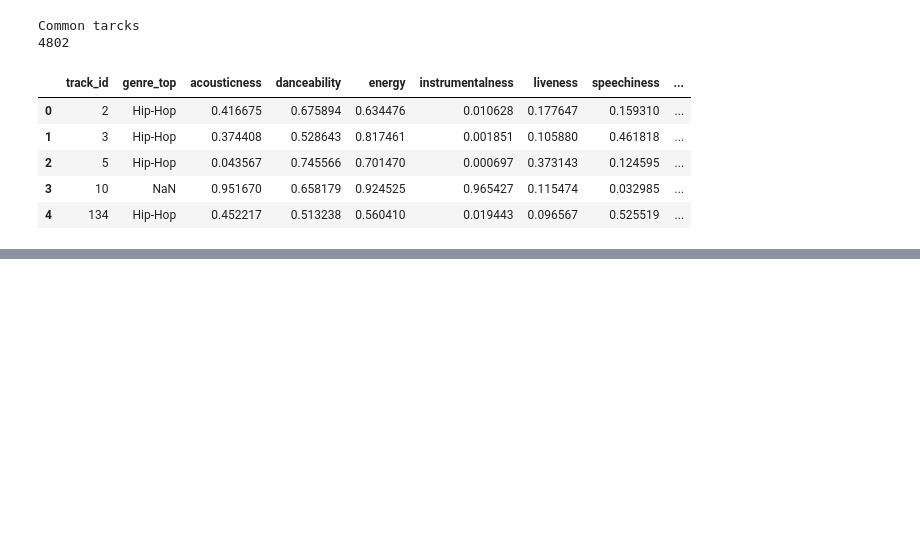
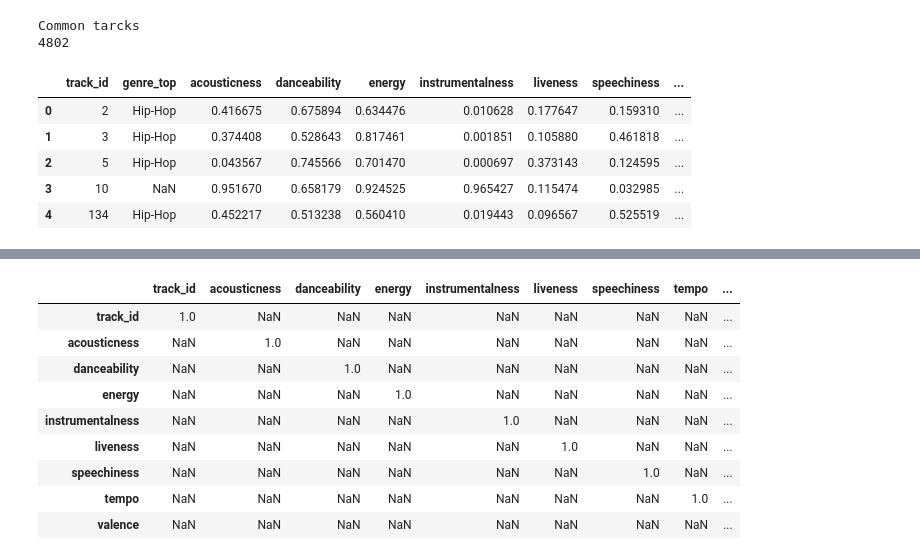
Before and after one commit to skad00sh/song-genre-classifier, a Jupyter notebook: python-notebook.ipynb, the cells around one changed output, grey strips where cells are left out. Saved outputs shown, nothing was run; the diff lists cells and outputs as text; code cells hidden in the pictures; blank space fills up the shorter version.

```diff
--- a/python-notebook.ipynb
+++ b/python-notebook.ipynb
@@ -129,0 +145,13 @@ memory usage: 3.0+ MB
+# %%
+echo_tracks.corr()[echo_tracks.corr() > 0.5]
+# %% [output]
+|  | track_id | acousticness | danceability | energy | instrumentalness | liveness | speechiness | tempo | ... |
+| track_id | 1.0 | NaN | NaN | NaN | NaN | NaN | NaN | NaN | ... |
+| acousticness | NaN | 1.0 | NaN | NaN | NaN | NaN | NaN | NaN | ... |
+| danceability | NaN | NaN | 1.0 | NaN | NaN | NaN | NaN | NaN | ... |
+| energy | NaN | NaN | NaN | 1.0 | NaN | NaN | NaN | NaN | ... |
+| instrumentalness | NaN | NaN | NaN | NaN | 1.0 | NaN | NaN | NaN | ... |
+| liveness | NaN | NaN | NaN | NaN | NaN | 1.0 | NaN | NaN | ... |
+| speechiness | NaN | NaN | NaN | NaN | NaN | NaN | 1.0 | NaN | ... |
+| tempo | NaN | NaN | NaN | NaN | NaN | NaN | NaN | 1.0 | ... |
+| valence | NaN | NaN | NaN | NaN | NaN | NaN | NaN | NaN | ... |
```
Also changed, not shown: parts of 6 cells of this notebook.
